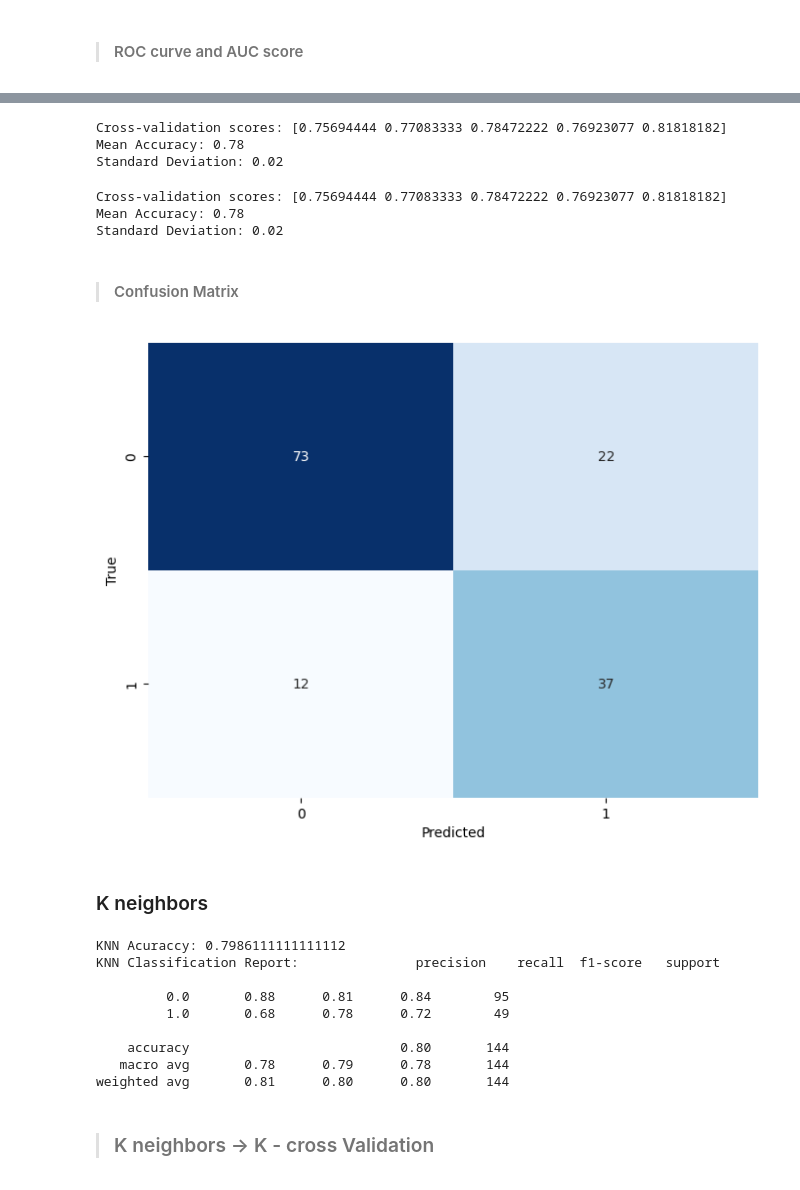
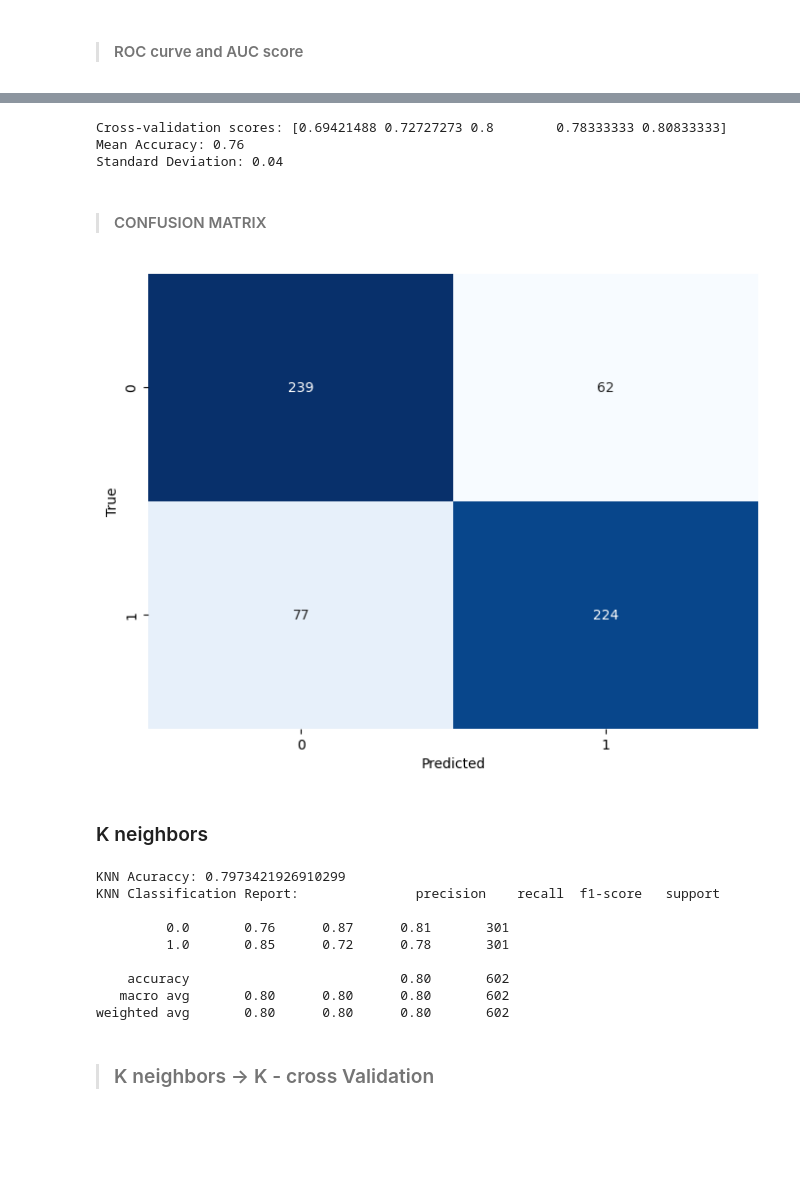
Before and after one commit to feraranas/Kaggle-Titanic-Challenge, a Jupyter notebook: TitanicChallenge.ipynb, the cells around one changed output, grey strips where cells are left out. Drawn from its saved outputs; the diff is of its cells as text; code cells hidden in the pictures; blank space fills up the shorter version.

```diff
--- a/TitanicChallenge.ipynb
+++ b/TitanicChallenge.ipynb
@@ -537,0 +852,3 @@ X_train
+# %%
+X_prepared = preprocessing.fit_transform(X_train)
+print("Transformed Data Shape:", X_prepared.shape)
@@ -537,0 +857,6 @@ X_train
+# %%
+X_prepared_df = pd.DataFrame(
+    X_prepared,
+    columns=preprocessing.get_feature_names_out(),
+    index=X_train.index
+)
@@ -549,11 +891,11 @@ from sklearn.metrics import accuracy_score, classification_report, confusion_mat
 # %%
 # Instance the model and train it
 logreg_model = LogisticRegression()
-logreg_model.fit(X_train, y_train)
+logreg_model.fit(X_prepared_df, y_train)
 # %% [output]
 LogisticRegression()
 # %%
 # Make predictions of the data
-y_pred = logreg_model.predict(X_test)
+y_pred = logreg_model.predict(X_prepared_df)
 # %%
 # Obtain relevant metrics from the test and predictions results
@@ -627,7 +969,7 @@ AUC Score: 0.81
 from sklearn.model_selection import cross_val_score
 # Perform k-fold cross-validation
 k = 5
-scores = cross_val_score(logreg_model, X, y, cv=k)
+scores = cross_val_score(logreg_model, X_prepared_df, y_train, cv=k)
 
 # Print the cross-validation scores
 print("Cross-validation scores:", scores)
@@ -638,67 +980,53 @@ std_deviation = scores.std()
 print(f"Mean Accuracy: {mean_accuracy:.2f}")
 print(f"Standard Deviation: {std_deviation:.2f}")
 # %% [output]
-Cross-validation scores: [0.75694444 0.77083333 0.78472222 0.76923077 0.81818182]
-Mean Accuracy: 0.78
-Standard Deviation: 0.02
+Cross-validation scores: [0.69421488 0.72727273 0.8        0.78333333 0.80833333]
+Mean Accuracy: 0.76
+Standard Deviation: 0.04
-# %%
-from sklearn.model_selection import cross_val_score
-# Perform k-fold cross-validation
-k = 5
-scores = cross_val_score(logreg_model, X, y, cv=k)
-
-# Print the cross-validation scores
-print("Cross-validation scores:", scores)
-
-# Calculate and print the mean accuracy and standard deviation
-mean_accuracy = scores.mean()
-std_deviation = scores.std()
-print(f"Mean Accuracy: {mean_accuracy:.2f}")
-print(f"Standard Deviation: {std_deviation:.2f}")
-# %% [output]
-Cross-validation scores: [0.75694444 0.77083333 0.78472222 0.76923077 0.81818182]
-Mean Accuracy: 0.78
-Standard Deviation: 0.02
-# %% [markdown]
-> #### Confusion Matrix
+# %% [markdown]
+> #### CONFUSION MATRIX
 # %%
 # Compute the confusion matrix
-confusion = confusion_matrix(y_test, y_pred)
+confusion = confusion_matrix(y_train, y_pred)
 
 # Plot the confusion matrix as a heatmap
 plt.figure(figsize=(8, 6))
 sns.heatmap(confusion, annot=True, fmt='d', cmap='Blues', cbar=False)
 plt.xlabel('Predicted')
 plt.ylabel('True')
 plt.show()
 # %% [output]
-[figure, old version]
+[figure, new version]
 # %% [markdown]
 ### K neighbors
 # %%
 from sklearn.neighbors import KNeighborsClassifier
+
 #Creating our KNN classifier
 knn = KNeighborsClassifier(n_neighbors=10)
+
 #Fitting our classifier to our data
-knn.fit(X_train,y_train)
+knn.fit(X_prepared_df,y_train)
+
 #Making predictions
-y_pred_knn = knn.predict(X_test)
-accuracy_knn = accuracy_score(y_test,y_pred_knn)
-confusion_knn = confusion_matrix(y_test, y_pred_knn)
-report_knn = classification_report(y_test, y_pred_knn)
+y_pred_knn = knn.predict(X_prepared_df)
+accuracy_knn = accuracy_score(y_train,y_pred_knn)
+confusion_knn = confusion_matrix(y_train, y_pred_knn)
+report_knn = classification_report(y_train, y_pred_knn)
+
 #Printing our acuraccy results
 print(f'KNN Acuraccy: {accuracy_knn}')
 print(f'KNN Classification Report: {report_knn}')
 # %% [output]
-KNN Acuraccy: 0.7986111111111112
+KNN Acuraccy: 0.7973421926910299
 KNN Classification Report:               precision    recall  f1-score   support
 
-         0.0       0.88      0.81      0.84        95
-         1.0       0.68      0.78      0.72        49
+         0.0       0.76      0.87      0.81       301
+         1.0       0.85      0.72      0.78       301
 
-    accuracy                           0.80       144
-   macro avg       0.78      0.79      0.78       144
-weighted avg       0.81      0.80      0.80       144
+    accuracy                           0.80       602
+   macro avg       0.80      0.80      0.80       602
+weighted avg       0.80      0.80      0.80       602
 # %% [markdown]
 > ### K neighbors ->  K - cross Validation
 # %%
```
Also changed, not shown: parts of 91 cells of this notebook.
